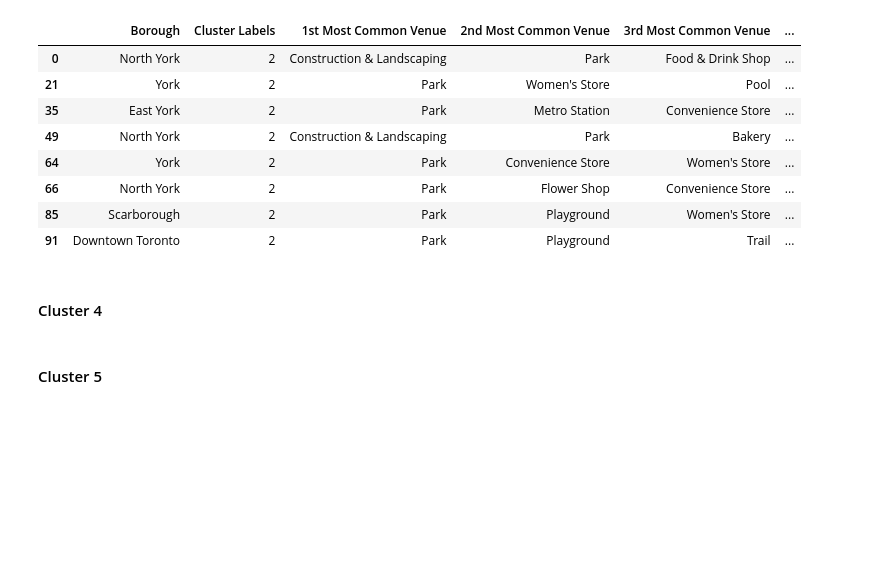
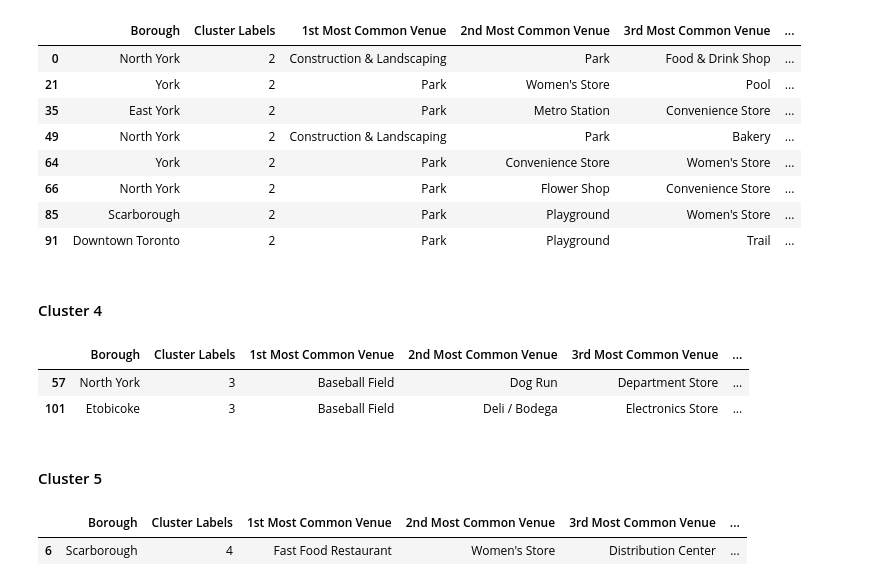
Before and after one commit to jbizzlefoshizzle/IBM_Capstone_Project, a Jupyter notebook: Capstone Project Notebook.ipynb, the cells around one changed output. Cells and saved outputs as stored; diff of their text form; code cells hidden in the pictures; blank space fills up the shorter version.

```diff
--- a/Capstone Project Notebook.ipynb
+++ b/Capstone Project Notebook.ipynb
@@ -613,6 +613,15 @@ toronto_merged.loc[toronto_merged['Cluster Labels'] == 2, toronto_merged.columns
 # %% [markdown]
 #### Cluster 4
 # %%
-toronto_merged.loc[toronto_merged['Cluster Labels'] == 1, toronto_merged.columns[[1] + list(range(5, toronto_merged.shape[1]))]]
+toronto_merged.loc[toronto_merged['Cluster Labels'] == 3, toronto_merged.columns[[1] + list(range(5, toronto_merged.shape[1]))]]
+# %% [output]
+|  | Borough | Cluster Labels | 1st Most Common Venue | 2nd Most Common Venue | 3rd Most Common Venue | ... |
+| 57 | North York | 3 | Baseball Field | Dog Run | Department Store | ... |
+| 101 | Etobicoke | 3 | Baseball Field | Deli / Bodega | Electronics Store | ... |
 # %% [markdown]
 #### Cluster 5
+# %%
+toronto_merged.loc[toronto_merged['Cluster Labels'] == 4, toronto_merged.columns[[1] + list(range(5, toronto_merged.shape[1]))]]
+# %% [output]
+|  | Borough | Cluster Labels | 1st Most Common Venue | 2nd Most Common Venue | 3rd Most Common Venue | ... |
+| 6 | Scarborough | 4 | Fast Food Restaurant | Women's Store | Distribution Center | ... |
```
